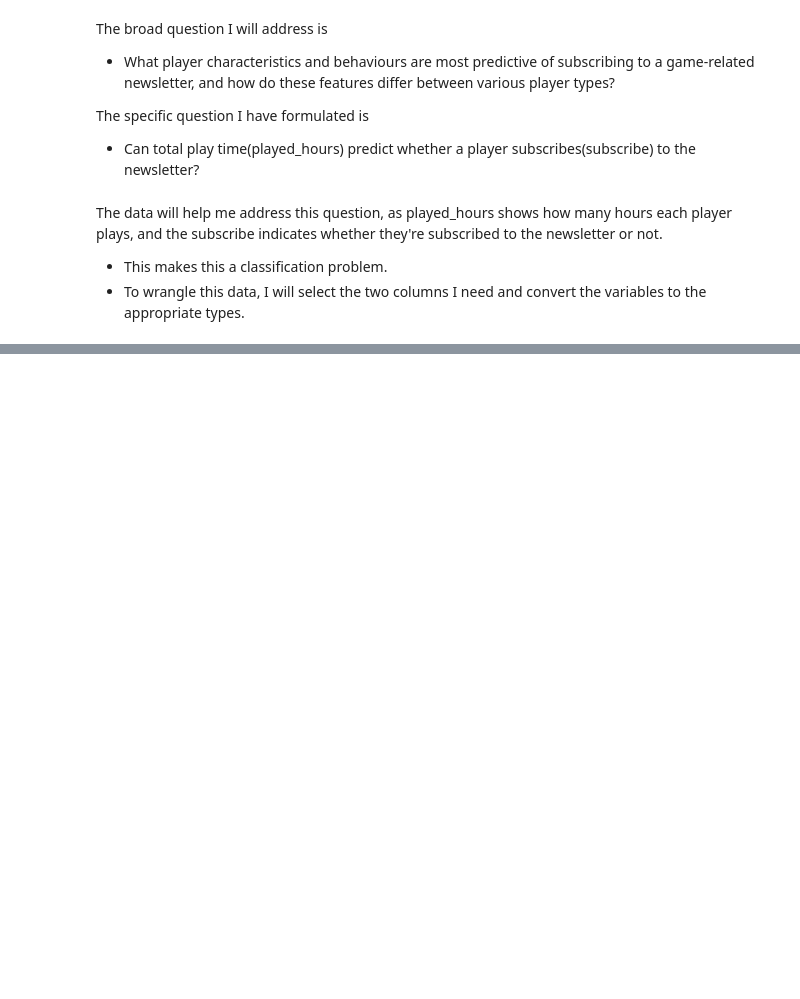
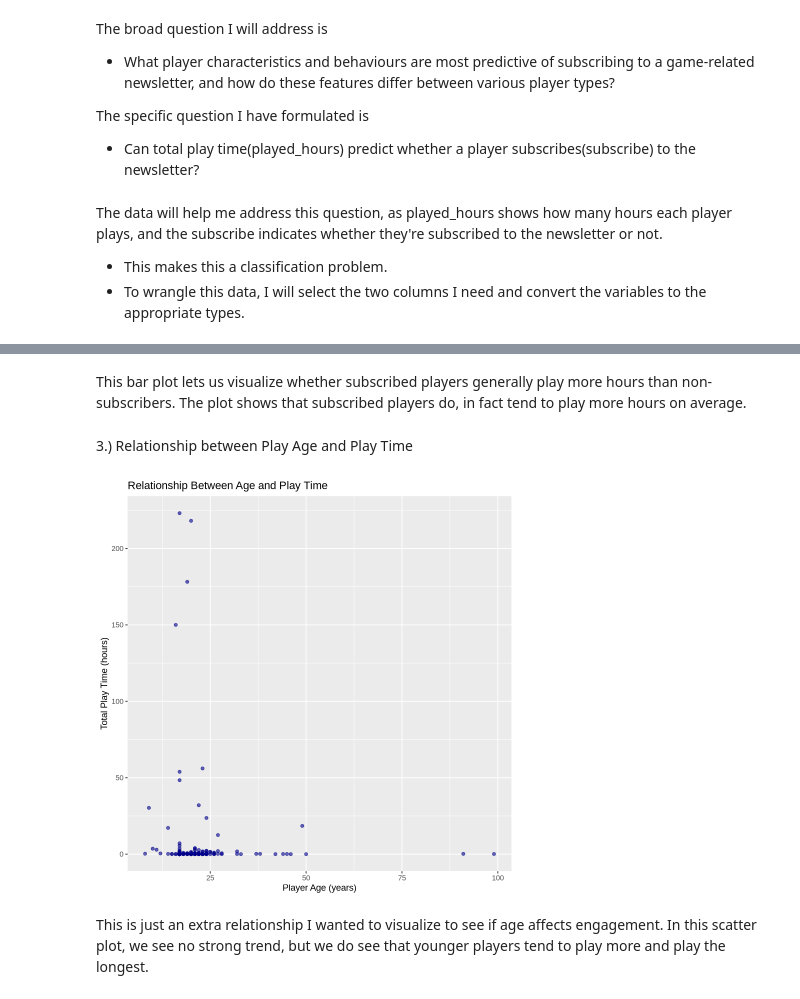
Before and after one commit to jeyacheema/project_planning_individual, a Jupyter notebook: project_planning.ipynb, the cells around one changed output, grey strips where cells are left out. Drawn from its saved outputs; the diff is of its cells as text; code cells hidden in the pictures; blank space fills up the shorter version.

```diff
--- a/project_planning.ipynb
+++ b/project_planning.ipynb
@@ -178,0 +261,14 @@ The data will help me address this question, as played_hours shows how many hour
+# %% [markdown]
+This bar plot lets us visualize whether subscribed players generally play more hours than non-subscribers. The plot shows that subscribed players do, in fact tend to play more hours on average.
+# %% [markdown]
+3.) Relationship between Play Age and Play Time
+# %%
+ggplot(players_data, aes(x = age, y = played_hours)) +
+  geom_point(alpha = 0.6, color = "darkblue") +
+  labs(title = "Relationship Between Age and Play Time",
+       x = "Player Age (years)",
+       y = "Total Play Time (hours)")
+# %% [output]
+[figure, added]
+# %% [markdown]
+This is just an extra relationship I wanted to visualize to see if age affects engagement. In this scatter plot, we see no strong trend, but we do see that younger players tend to play more and play the longest.
```
Also changed, not shown: parts of 12 cells of this notebook.
